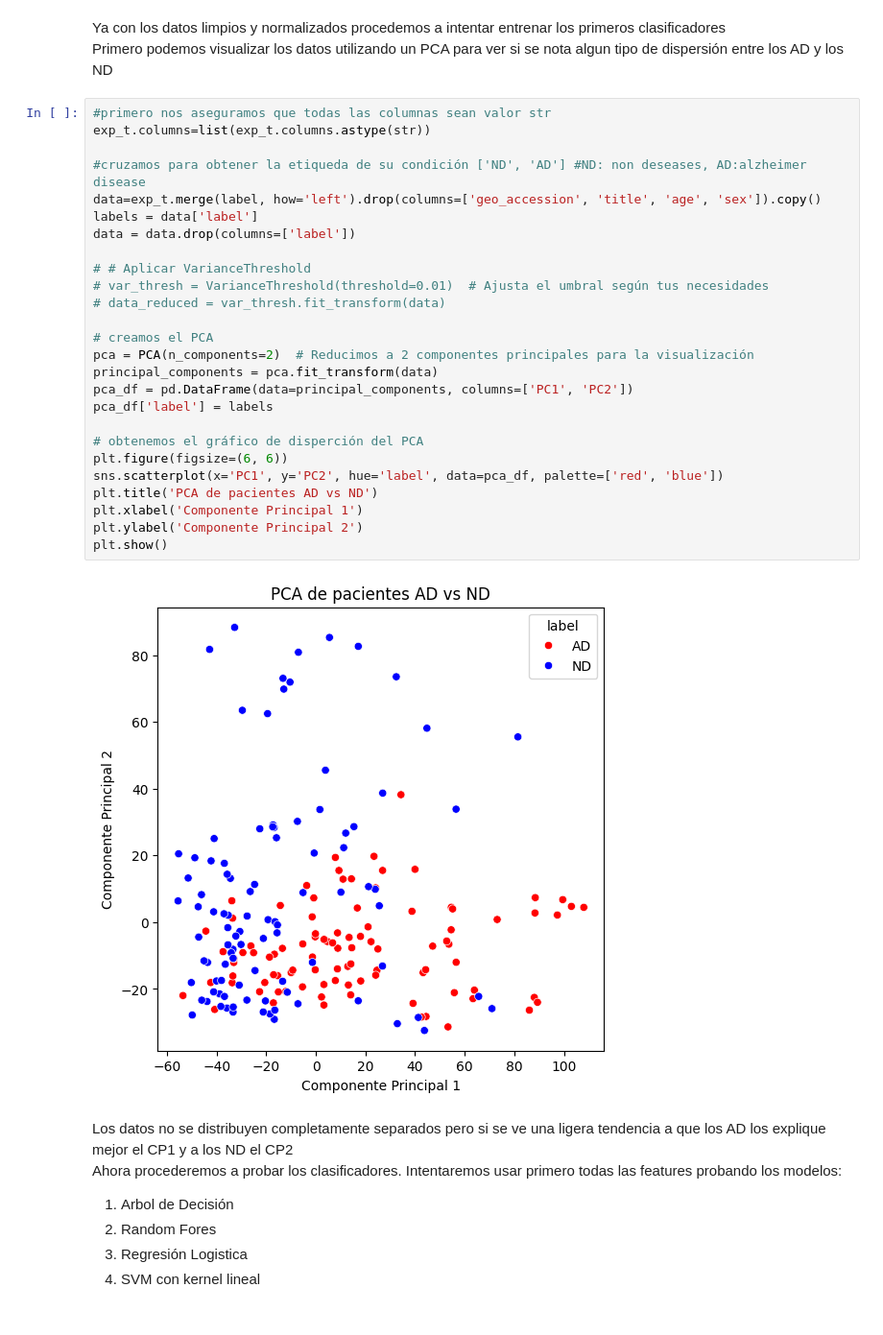
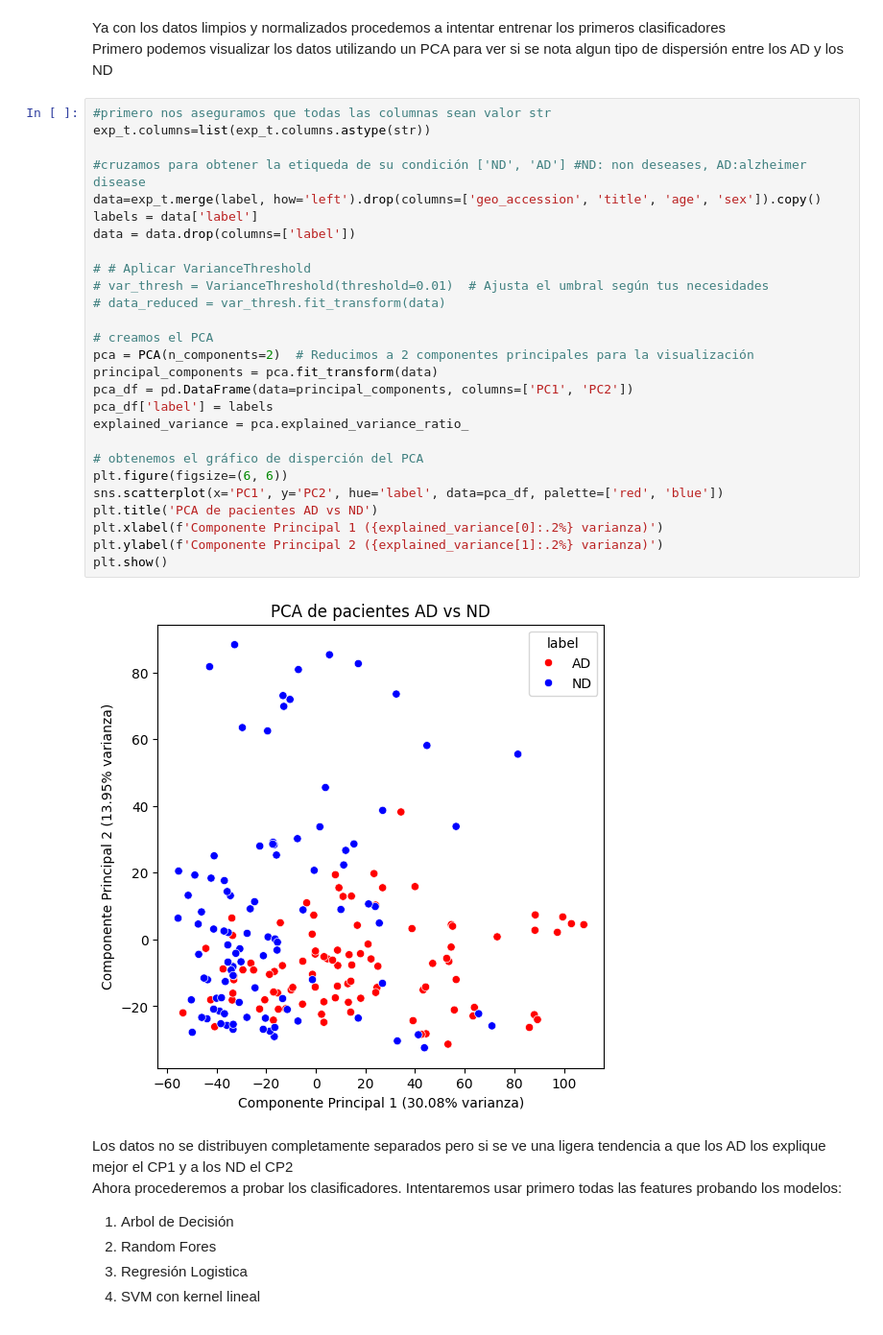
Before and after one commit to Jared-RO/Proyecto-Bioinformatica, a Jupyter notebook: notebook proyecto.ipynb, the cells around one changed output. Shown at 96% size. Drawn from its saved outputs; the diff is of its cells as text.

```diff
--- a/notebook proyecto.ipynb
+++ b/notebook proyecto.ipynb
@@ -87,31 +103,32 @@ Primero podemos visualizar los datos utilizando un PCA para ver si se nota algun
 # %%
 #primero nos aseguramos que todas las columnas sean valor str
 exp_t.columns=list(exp_t.columns.astype(str))
 
 #cruzamos para obtener la etiqueda de su condición ['ND', 'AD'] #ND: non deseases, AD:alzheimer disease
 data=exp_t.merge(label, how='left').drop(columns=['geo_accession', 'title', 'age', 'sex']).copy()
 labels = data['label']
 data = data.drop(columns=['label'])
 
 # # Aplicar VarianceThreshold
 # var_thresh = VarianceThreshold(threshold=0.01)  # Ajusta el umbral según tus necesidades
 # data_reduced = var_thresh.fit_transform(data)
 
 # creamos el PCA
 pca = PCA(n_components=2)  # Reducimos a 2 componentes principales para la visualización
 principal_components = pca.fit_transform(data)
 pca_df = pd.DataFrame(data=principal_components, columns=['PC1', 'PC2'])
 pca_df['label'] = labels
+explained_variance = pca.explained_variance_ratio_
 
 # obtenemos el gráfico de disperción del PCA
 plt.figure(figsize=(6, 6))
 sns.scatterplot(x='PC1', y='PC2', hue='label', data=pca_df, palette=['red', 'blue'])
 plt.title('PCA de pacientes AD vs ND')
-plt.xlabel('Componente Principal 1')
-plt.ylabel('Componente Principal 2')
+plt.xlabel(f'Componente Principal 1 ({explained_variance[0]:.2%} varianza)')
+plt.ylabel(f'Componente Principal 2 ({explained_variance[1]:.2%} varianza)')
 plt.show()
 # %% [output]
-[figure, old version]
+[figure, new version]
 # %% [markdown]
 Los datos no se distribuyen completamente separados pero si se ve una ligera tendencia a que los AD los explique mejor el CP1 y a los ND el CP2
 Ahora procederemos a probar los clasificadores. Intentaremos usar primero todas las features probando los modelos:
```
Also changed, not shown: parts of 8 cells of this notebook, 2 other files.
